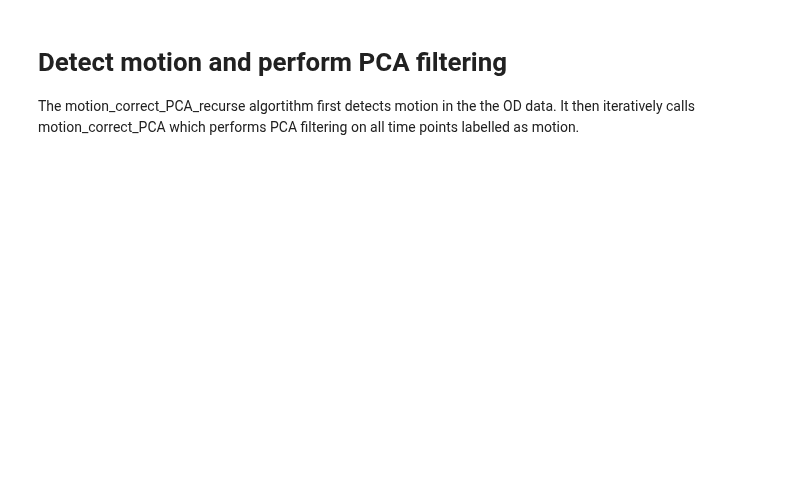
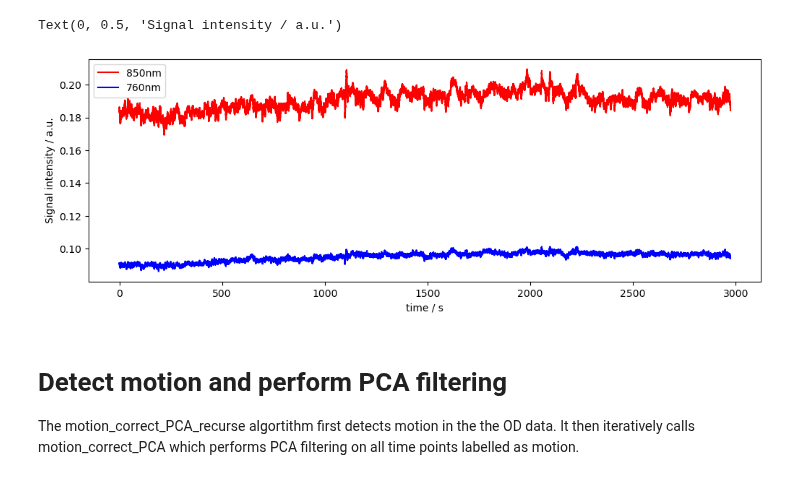
Before and after one commit to ibs-lab/cedalion, a Jupyter notebook: examples/PCArecurse_motion_correct.ipynb, the cells around one changed output. Cells and saved outputs as stored; diff of their text form; code cells hidden in the pictures; blank space fills up the shorter version.

```diff
--- a/examples/PCArecurse_motion_correct.ipynb
+++ b/examples/PCArecurse_motion_correct.ipynb
@@ -15,25 +15,28 @@ from cedalion import Quantity, units
 # %%
 # get example finger tapping dataset
 snirf_element = datasets.get_fingertapping()
 amp = snirf_element[0].data[0]
 geo = snirf_element[0].geo3d
 od = cedalion.nirs.int2od(amp)
 
 data = xr.Dataset(
     data_vars = {
         "amp" : amp,
         "od"  : od,
         "geo3d": geo
     })
 
 
 # Plot some data for visual validation
 f,ax = p.subplots(1,1, figsize=(12,4))
 ax.plot( data.amp.time, data.amp.sel(channel="S1D1", wavelength="850"), "r-", label="850nm")
-ax.plot( data.amp.time, data.amp.sel(channel="S1D1", wavelength="760"), "r-", label="760nm")
+ax.plot( data.amp.time, data.amp.sel(channel="S1D1", wavelength="760"), "b-", label="760nm")
 p.legend()
 ax.set_xlabel("time / s")
 ax.set_ylabel("Signal intensity / a.u.")
+# %% [output]
+Text(0, 0.5, 'Signal intensity / a.u.')
+[figure, added]
 # %% [markdown]
 # Detect motion and perform PCA filtering
 
```
Also changed, not shown: parts of 5 cells of this notebook, 2 other files.
